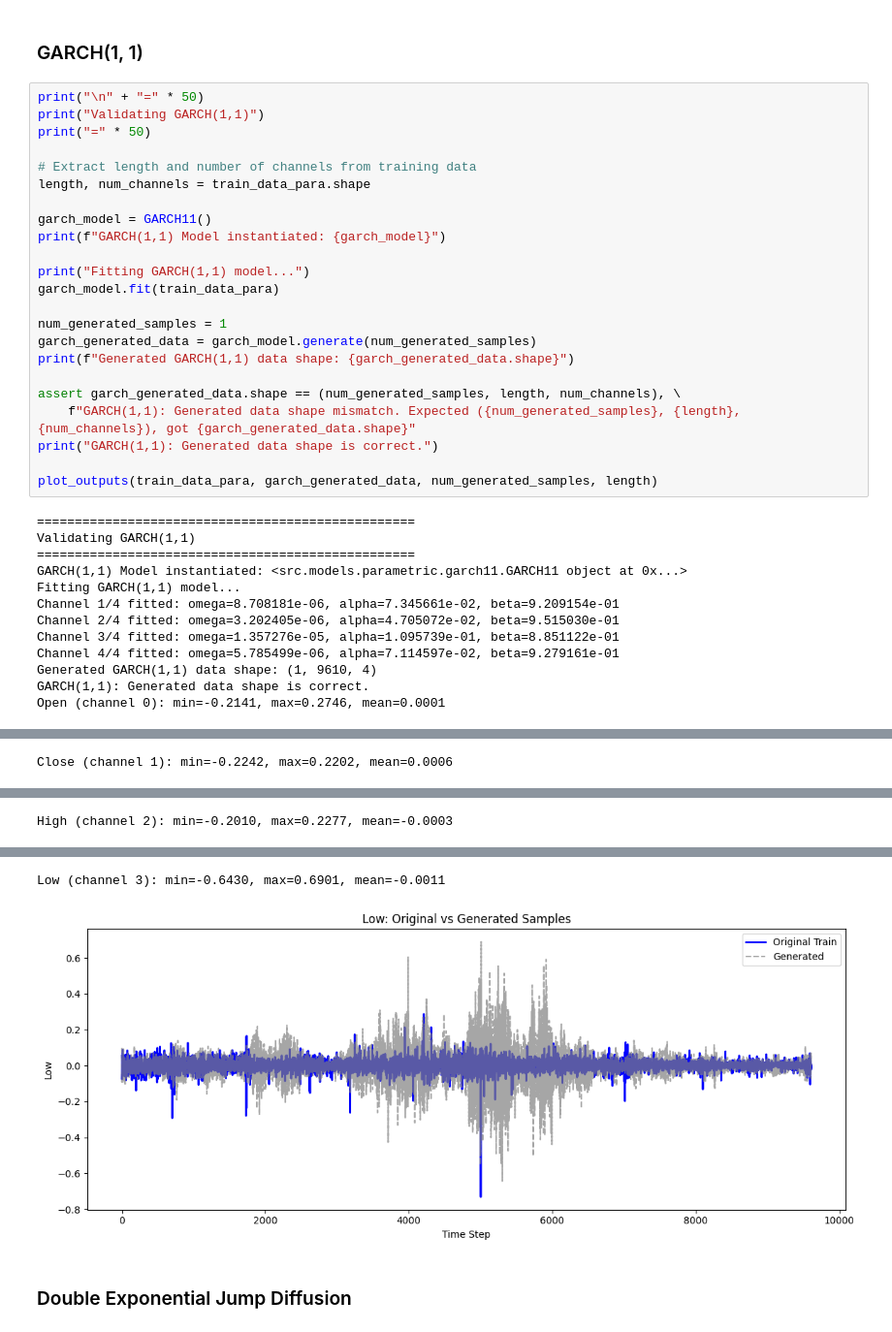
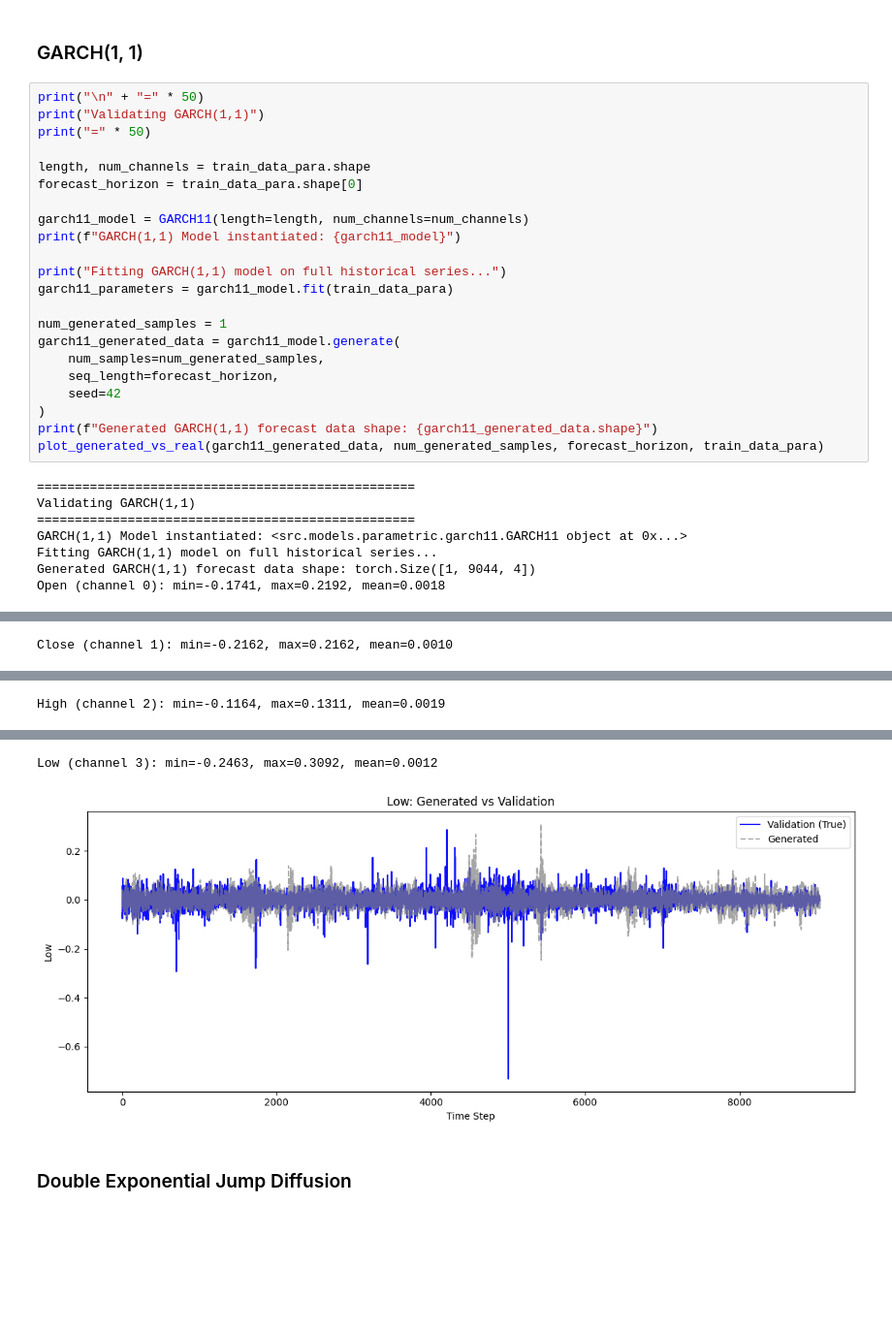
Before and after one commit to eddisonpham/StonkBench, a Jupyter notebook: notebooks/model_validation.ipynb, the cells around one changed output, grey strips where cells are left out. Shown at 97% size. Cells and saved outputs as stored; diff of their text form; blank space fills up the shorter version.

Commit message:
Repair model functionality

```diff
--- a/notebooks/model_validation.ipynb
+++ b/notebooks/model_validation.ipynb
@@ -300,34 +297,28 @@ print("\n" + "=" * 50)
 print("Validating GARCH(1,1)")
 print("=" * 50)
 
-# Extract length and number of channels from training data
 length, num_channels = train_data_para.shape
+forecast_horizon = train_data_para.shape[0]
 
-garch_model = GARCH11()
-print(f"GARCH(1,1) Model instantiated: {garch_model}")
+garch11_model = GARCH11(length=length, num_channels=num_channels)
+print(f"GARCH(1,1) Model instantiated: {garch11_model}")
 
-print("Fitting GARCH(1,1) model...")
-garch_model.fit(train_data_para)
+print("Fitting GARCH(1,1) model on full historical series...")
+garch11_parameters = garch11_model.fit(train_data_para)
 
 num_generated_samples = 1
-garch_generated_data = garch_model.generate(num_generated_samples)
-print(f"Generated GARCH(1,1) data shape: {garch_generated_data.shape}")
-
-assert garch_generated_data.shape == (num_generated_samples, length, num_channels), \
-    f"GARCH(1,1): Generated data shape mismatch. Expected ({num_generated_samples}, {length}, {num_channels}), got {garch_generated_data.shape}"
-print("GARCH(1,1): Generated data shape is correct.")
-
-plot_outputs(train_data_para, garch_generated_data, num_generated_samples, length)
+garch11_generated_data = garch11_model.generate(
+    num_samples=num_generated_samples,
+    seq_length=forecast_horizon,
+    seed=42
+)
+print(f"Generated GARCH(1,1) forecast data shape: {garch11_generated_data.shape}")
+plot_generated_vs_real(garch11_generated_data, num_generated_samples, forecast_horizon, train_data_para)
 # %% [output]
 ==================================================
 Validating GARCH(1,1)
 ==================================================
 GARCH(1,1) Model instantiated: <src.models.parametric.garch11.GARCH11 object at 0x...>
-Fitting GARCH(1,1) model...
-Channel 1/4 fitted: omega=8.708181e-06, alpha=7.345661e-02, beta=9.209154e-01
-Channel 2/4 fitted: omega=3.202405e-06, alpha=4.705072e-02, beta=9.515030e-01
-Channel 3/4 fitted: omega=1.357276e-05, alpha=1.095739e-01, beta=8.851122e-01
-Channel 4/4 fitted: omega=5.785499e-06, alpha=7.114597e-02, beta=9.279161e-01
-Generated GARCH(1,1) data shape: (1, 9610, 4)
-GARCH(1,1): Generated data shape is correct.
-Open (channel 0): min=-0.2141, max=0.2746, mean=0.0001
+Fitting GARCH(1,1) model on full historical series...
+Generated GARCH(1,1) forecast data shape: torch.Size([1, 9044, 4])
+Open (channel 0): min=-0.1741, max=0.2192, mean=0.0018
@@ -335 +326 @@ Open (channel 0): min=-0.2141, max=0.2746, mean=0.0001
-Close (channel 1): min=-0.2242, max=0.2202, mean=0.0006
+Close (channel 1): min=-0.2162, max=0.2162, mean=0.0010
@@ -337 +328 @@ Close (channel 1): min=-0.2242, max=0.2202, mean=0.0006
-High (channel 2): min=-0.2010, max=0.2277, mean=-0.0003
+High (channel 2): min=-0.1164, max=0.1311, mean=0.0019
@@ -339,5 +330,5 @@ High (channel 2): min=-0.2010, max=0.2277, mean=-0.0003
-Low (channel 3): min=-0.6430, max=0.6901, mean=-0.0011
+Low (channel 3): min=-0.2463, max=0.3092, mean=0.0012
-[figure, old version]
+[figure, new version]
 # %% [markdown]
 ### Double Exponential Jump Diffusion
 # %%
```
Also changed, not shown: parts of 21 cells of this notebook, 18 other files.
